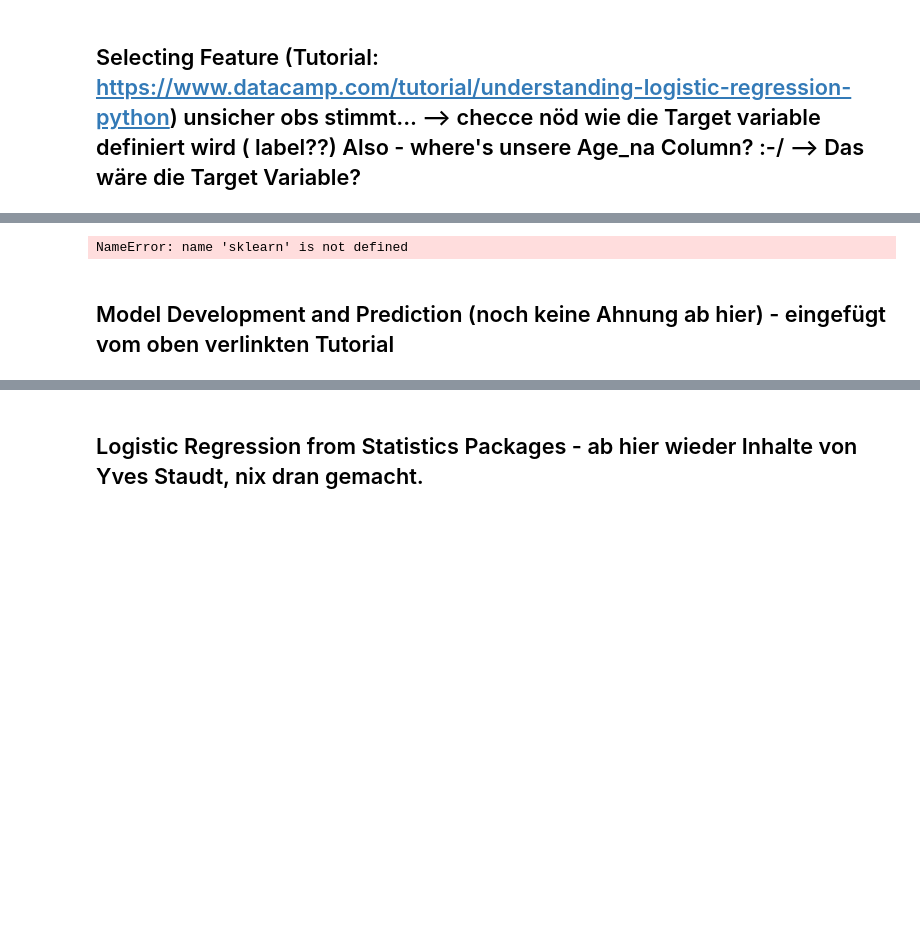
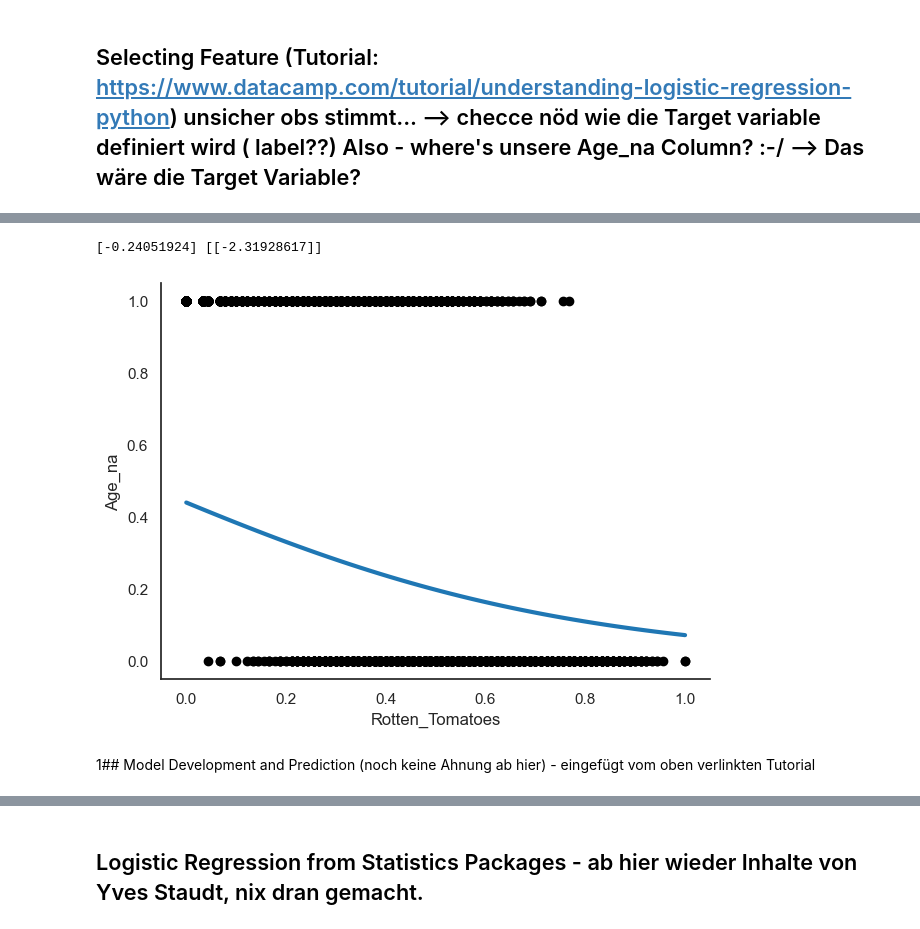
Before and after one commit to silviarutz/streaming, a Jupyter notebook: 6_Logistic_Regression.ipynb, the cells around one changed output, grey strips where cells are left out. Cells and saved outputs as stored; diff of their text form; code cells hidden in the pictures; blank space fills up the shorter version.

```diff
--- a/6_Logistic_Regression.ipynb
+++ b/6_Logistic_Regression.ipynb
@@ -87,12 +99,42 @@ NameError: name 'sns' is not defined
 # %%
 #ke ahnig wasmer hie mache aber it's worth trying
 logreg = sklearn.linear_model.LogisticRegression(C=1e12, random_state=0)
-logreg.fit(tabelle['Year', 'IMDb', 'Rotten_Tomatoes', 'Netflix','Hulu','Prime Video','Disney+'].values.reshape(-1,1), tabelle['Age_na'])
+logreg.fit(tabelle['Year'].values.reshape(-1,1), tabelle['Age_na'])
 print(logreg.intercept_, logreg.coef_)
 # %% [output]
-NameError: name 'sklearn' is not defined
+[-0.24051924] [[-2.31928617]]
+# %%
+x = tabelle['Rotten_Tomatoes']
+y = tabelle['Age_na']
+
+
+def plot_log_reg(x, y, logreg, xmin=None, xmax=None, alpha=1, ax=None):
+    if ax is None:
+        fig, ax = plt.subplots()
+    else:
+        fig = ax.figure
+    ax.scatter(x, y, color='black', zorder=20, alpha=alpha)
+    if xmin is None:
+        xmin = x.min()
+    if xmax is None:
+        xmax = x.max()
+    X_test = np.linspace(xmin, xmax)
+
+    loss = scipy.special.expit(X_test * logreg.coef_ + logreg.intercept_).ravel()
+    ax.plot(X_test, loss, linewidth=3)
+
+    ax.set_xlabel('Rotten_Tomatoes')
+    ax.set_ylabel('Age_na')
+    fig.tight_layout()
+    sns.despine()
+    return fig, ax
+
+
+plot_log_reg(x, y, logreg, xmin=0, xmax=1);
+# %% [output]
+[figure, added]
 # %% [markdown]
-## Model Development and Prediction (noch keine Ahnung ab hier) - eingefügt vom oben verlinkten Tutorial
+1## Model Development and Prediction (noch keine Ahnung ab hier) - eingefügt vom oben verlinkten Tutorial
 # %%
 # import the class
 from sklearn.linear_model import LogisticRegression
```
Also changed, not shown: parts of 17 cells of this notebook, 11 other files.
